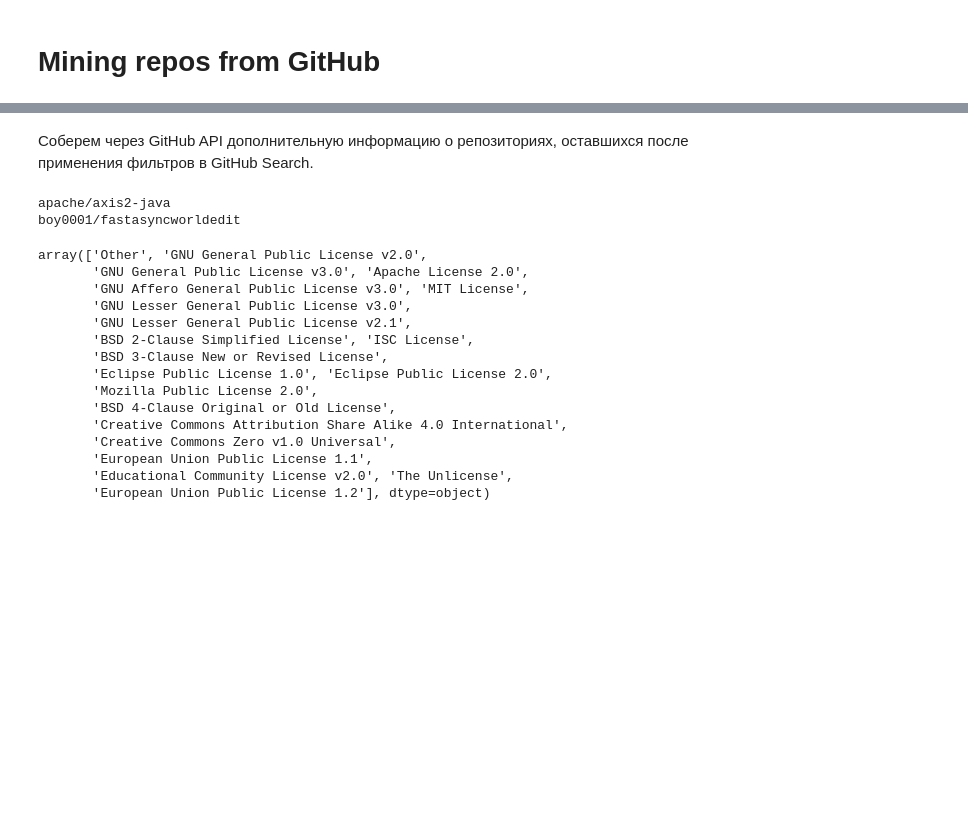
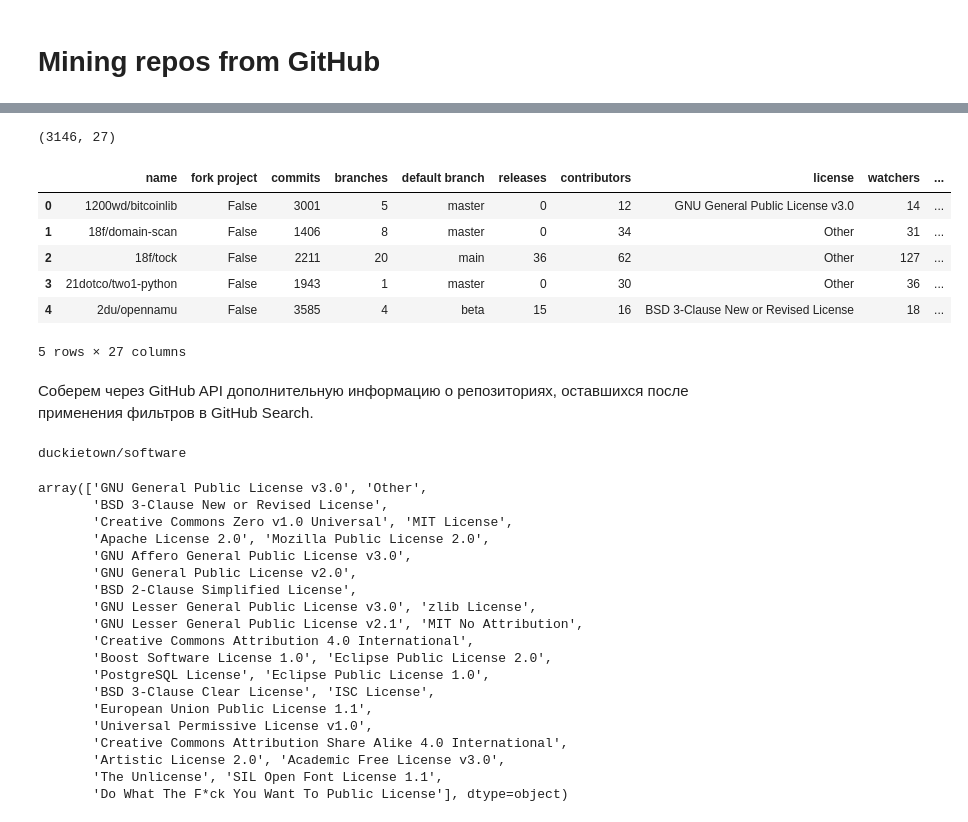
Before and after one commit to saridormi/commit_chronicle, a Jupyter notebook: notebooks_and_filtering_code/choosing_repos.ipynb, the cells around one changed output, grey strips where cells are left out. Drawn from its saved outputs; the diff is of its cells as text; code cells hidden in the pictures; blank space fills up the shorter version.

```diff
--- a/notebooks_and_filtering_code/choosing_repos.ipynb
+++ b/notebooks_and_filtering_code/choosing_repos.ipynb
@@ -28,5 +32,18 @@ Image(filename='filters.jpg')
 # %%
-filter_df = pd.read_csv('filter_results.csv')
+ghs_df = pd.read_csv('results.csv')
+ghs_df.shape
+# %% [output]
+(3146, 27)
+# %%
+ghs_df.head()
+# %% [output]
+|  | name | fork project | commits | branches | default branch | releases | contributors | license | watchers | ... |
+| 0 | 1200wd/bitcoinlib | False | 3001 | 5 | master | 0 | 12 | GNU General Public License v3.0 | 14 | ... |
+| 1 | 18f/domain-scan | False | 1406 | 8 | master | 0 | 34 | Other | 31 | ... |
+| 2 | 18f/tock | False | 2211 | 20 | main | 36 | 62 | Other | 127 | ... |
+| 3 | 21dotco/two1-python | False | 1943 | 1 | master | 0 | 30 | Other | 36 | ... |
+| 4 | 2du/opennamu | False | 3585 | 4 | beta | 15 | 16 | BSD 3-Clause New or Revised License | 18 | ... |
+5 rows × 27 columns
 # %% [markdown]
 Соберем через GitHub API дополнительную информацию о репозиториях, оставшихся после применения фильтров в GitHub Search.
 # %%
@@ -39,15 +56,14 @@ with open('access_token.txt') as file:
 g = Github(access_token)
 # %%
 repos = []
-for name in filter_df['name']:
+for name in tqdm(ghs_df['name']):
     try:
         repos.append(g.get_repo(name))
     except:
         print(name)
         repos.append(-1)
 # %% [output]
-apache/axis2-java
-boy0001/fastasyncworldedit
+duckietown/software
 # %%
 full_names = []
 git_urls = []
@@ -76,21 +85,25 @@ filter_df['is_ascii_description'] = is_ascii_description
 # %%
-filter_df['license'].unique()
+ghs_df['license'].unique()
 # %% [output]
-array(['Other', 'GNU General Public License v2.0',
-       'GNU General Public License v3.0', 'Apache License 2.0',
-       'GNU Affero General Public License v3.0', 'MIT License',
-       'GNU Lesser General Public License v3.0',
-       'GNU Lesser General Public License v2.1',
-       'BSD 2-Clause Simplified License', 'ISC License',
+array(['GNU General Public License v3.0', 'Other',
        'BSD 3-Clause New or Revised License',
-       'Eclipse Public License 1.0', 'Eclipse Public License 2.0',
-       'Mozilla Public License 2.0',
-       'BSD 4-Clause Original or Old License',
+       'Creative Commons Zero v1.0 Universal', 'MIT License',
+       'Apache License 2.0', 'Mozilla Public License 2.0',
+       'GNU Affero General Public License v3.0',
+       'GNU General Public License v2.0',
+       'BSD 2-Clause Simplified License',
+       'GNU Lesser General Public License v3.0', 'zlib License',
+       'GNU Lesser General Public License v2.1', 'MIT No Attribution',
+       'Creative Commons Attribution 4.0 International',
+       'Boost Software License 1.0', 'Eclipse Public License 2.0',
+       'PostgreSQL License', 'Eclipse Public License 1.0',
+       'BSD 3-Clause Clear License', 'ISC License',
+       'European Union Public License 1.1',
+       'Universal Permissive License v1.0',
        'Creative Commons Attribution Share Alike 4.0 International',
-       'Creative Commons Zero v1.0 Universal',
-       'European Union Public License 1.1',
-       'Educational Community License v2.0', 'The Unlicense',
-       'European Union Public License 1.2'], dtype=object)
+       'Artistic License 2.0', 'Academic Free License v3.0',
+       'The Unlicense', 'SIL Open Font License 1.1',
+       'Do What The F*ck You Want To Public License'], dtype=object)
 # %% [markdown]
 Теперь еще больше пофильтруем репозитории:
 
```
Also changed, not shown: parts of 10 cells of this notebook, 4 other files.
